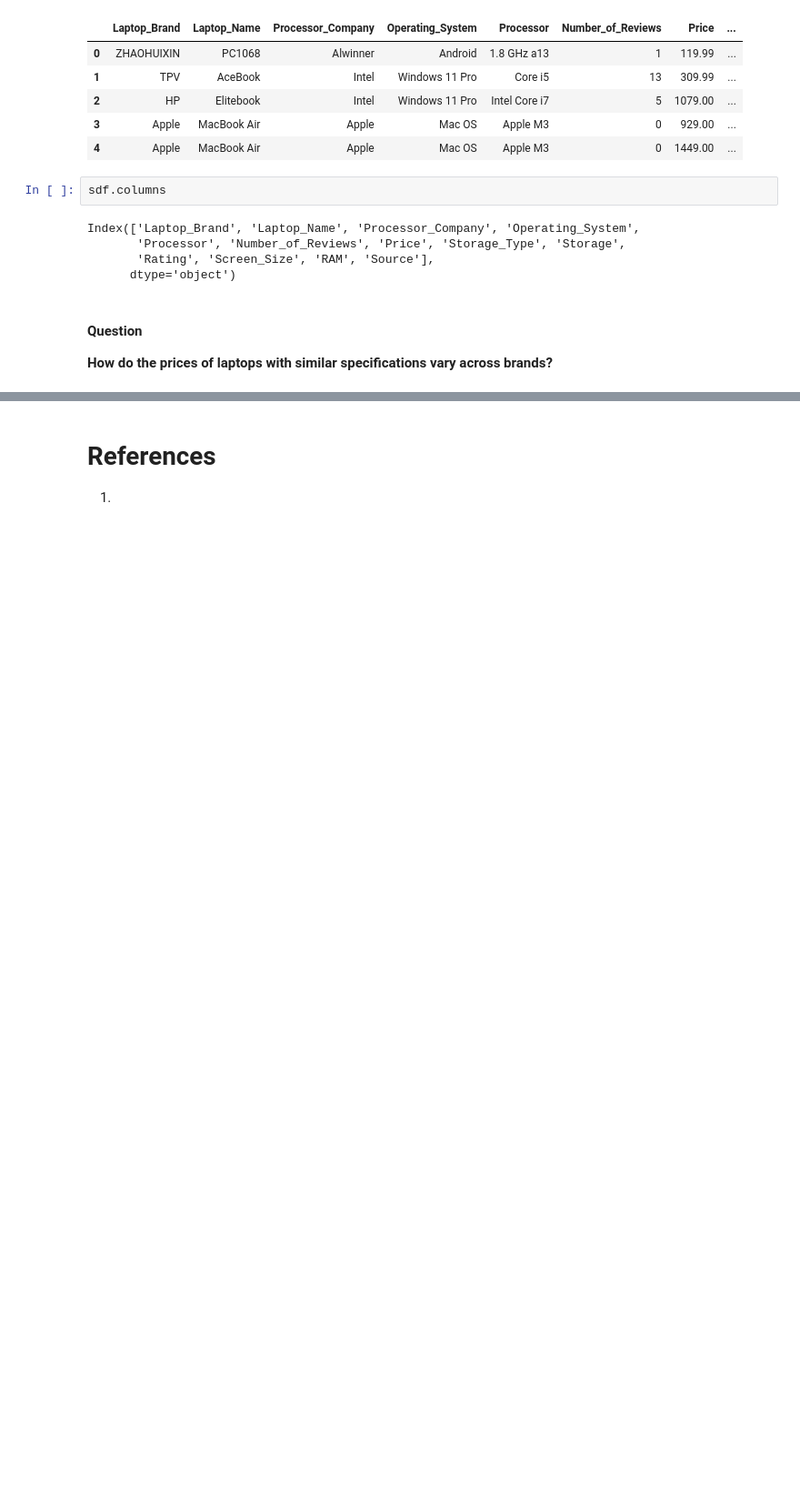
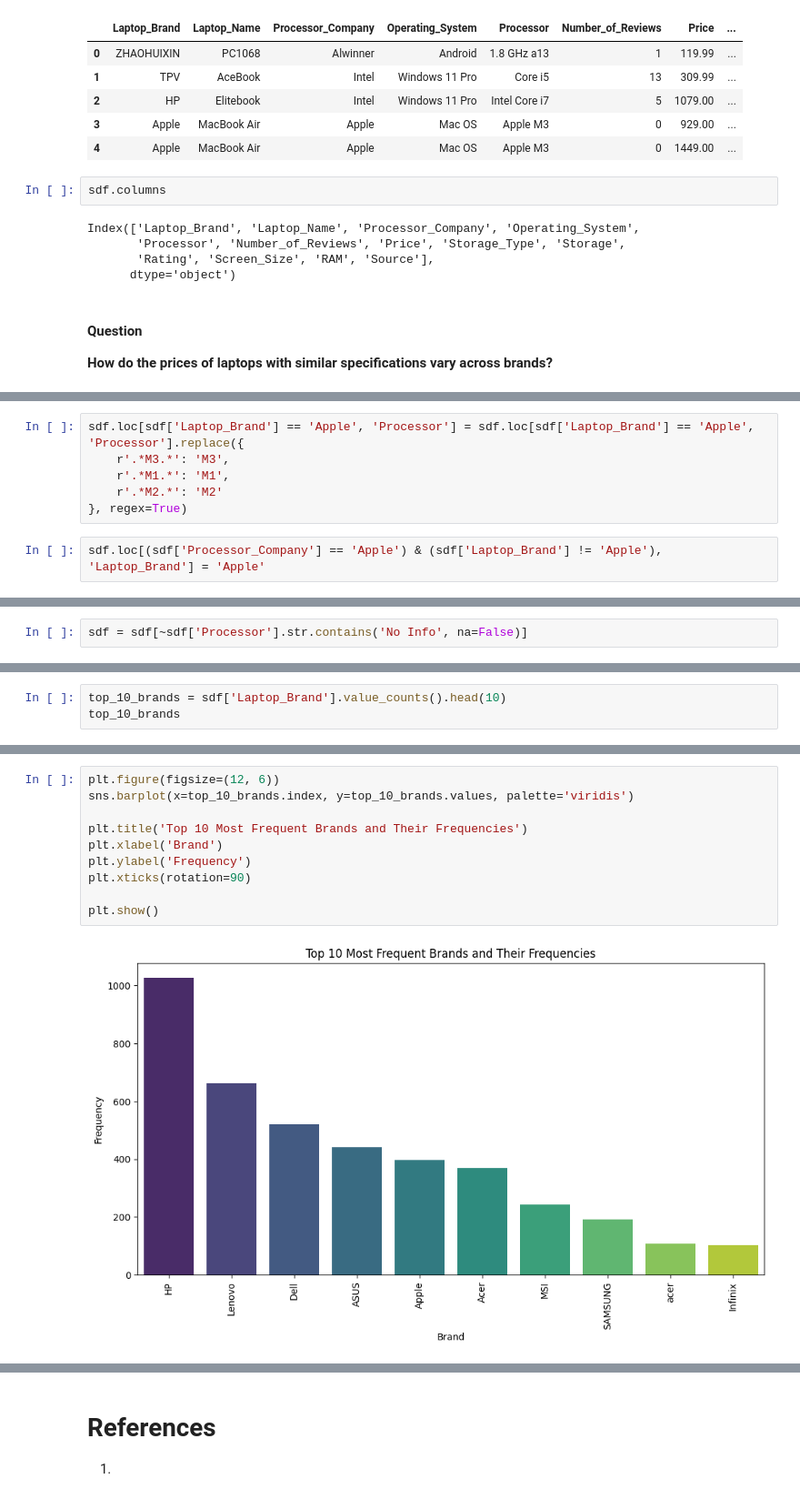
Before and after one commit to VaibhavSaran/CSE-587-PROJECT-LAPTRACK, a Jupyter notebook: Project Laptrack - Phase 1 Exploratory Data Analysis.ipynb, the cells around one changed output, grey strips where cells are left out. Shown at 91% size. Cells and saved outputs as stored; diff of their text form; blank space fills up the shorter version.

```diff
--- a/Project Laptrack - Phase 1 Exploratory Data Analysis.ipynb
+++ b/Project Laptrack - Phase 1 Exploratory Data Analysis.ipynb
@@ -974,0 +919,8 @@ plt.show()
+# %%
+sdf.loc[sdf['Laptop_Brand'] == 'Apple', 'Processor'] = sdf.loc[sdf['Laptop_Brand'] == 'Apple', 'Processor'].replace({
+    r'.*M3.*': 'M3',
+    r'.*M1.*': 'M1',
+    r'.*M2.*': 'M2'
+}, regex=True)
+# %%
+sdf.loc[(sdf['Processor_Company'] == 'Apple') & (sdf['Laptop_Brand'] != 'Apple'), 'Laptop_Brand'] = 'Apple'
@@ -974,0 +929,2 @@ plt.show()
+# %%
+sdf = sdf[~sdf['Processor'].str.contains('No Info', na=False)]
@@ -974,0 +937,3 @@ plt.show()
+# %%
+top_10_brands = sdf['Laptop_Brand'].value_counts().head(10)
+top_10_brands
@@ -974,0 +953,12 @@ plt.show()
+# %%
+plt.figure(figsize=(12, 6))
+sns.barplot(x=top_10_brands.index, y=top_10_brands.values, palette='viridis')
+
+plt.title('Top 10 Most Frequent Brands and Their Frequencies')
+plt.xlabel('Brand')
+plt.ylabel('Frequency')
+plt.xticks(rotation=90)
+
+plt.show()
+# %% [output]
+[figure, added]
```
Also changed, not shown: parts of 47 cells of this notebook.
